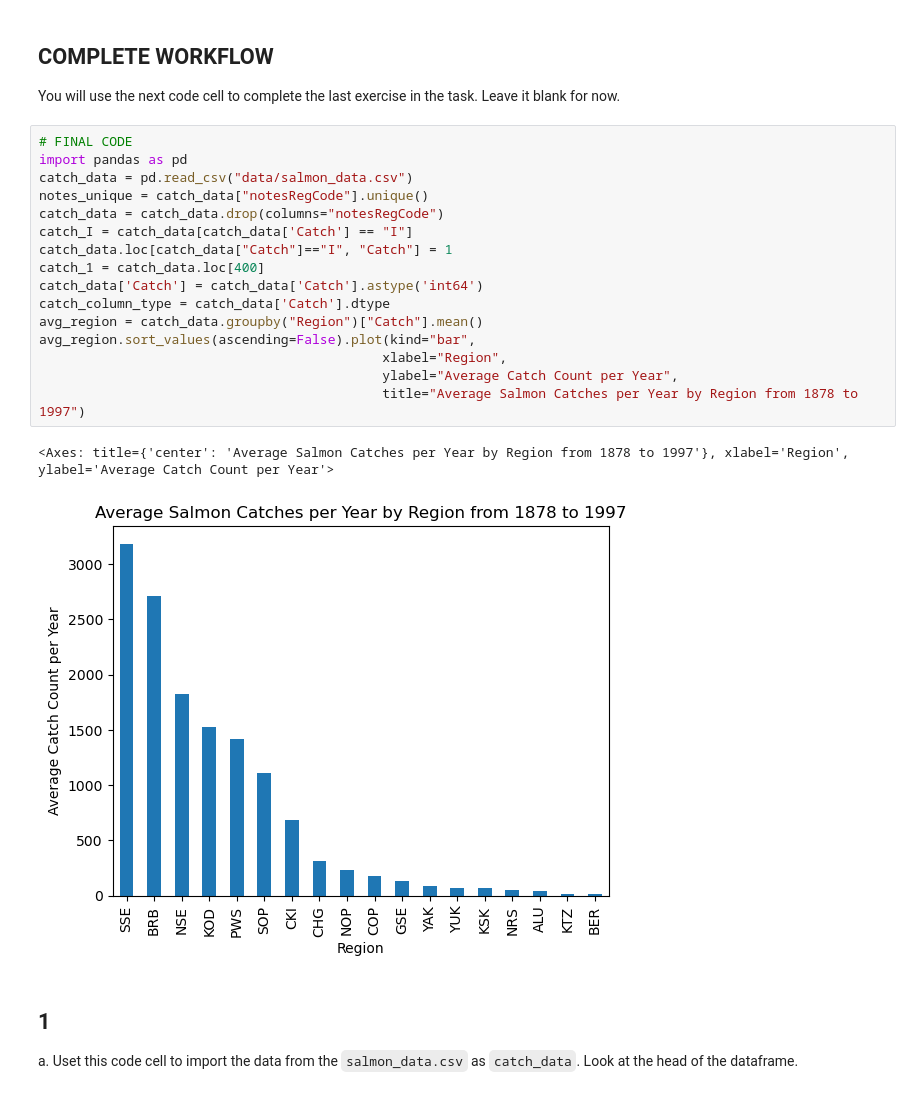
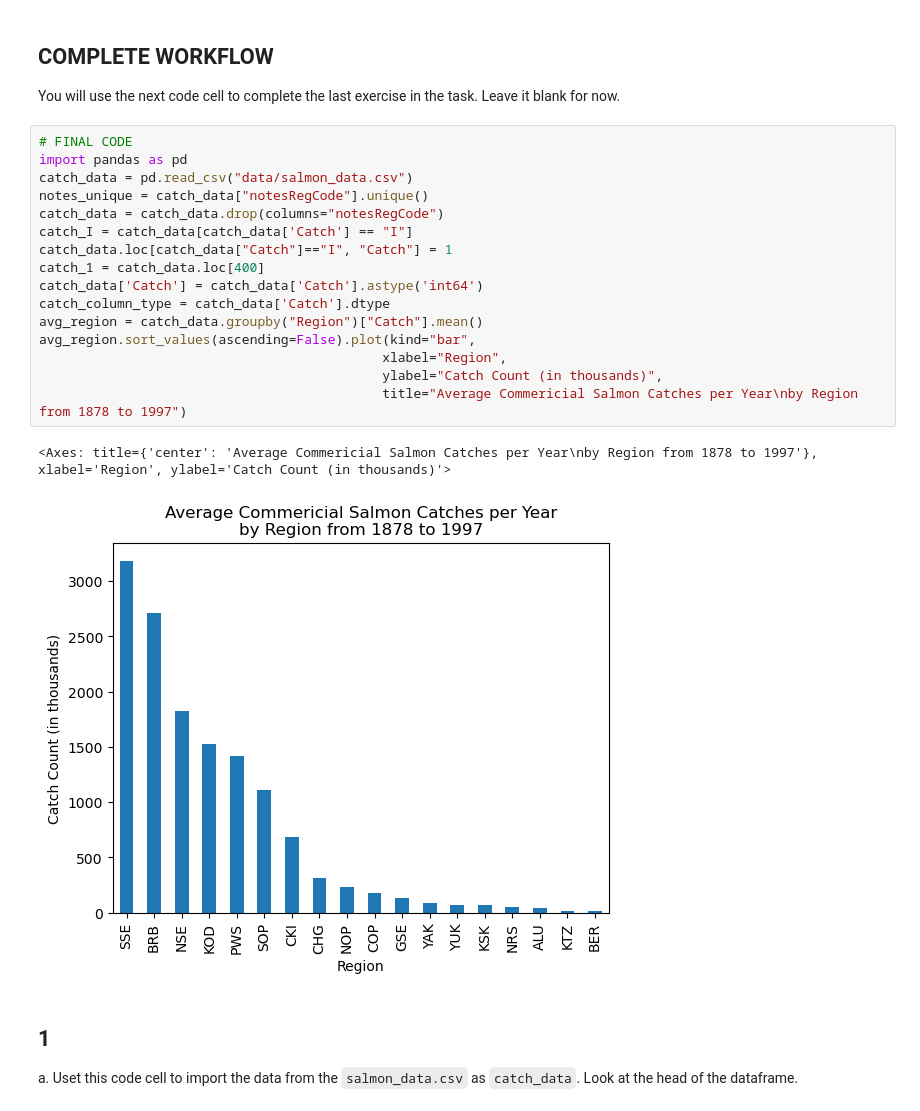
Before and after one commit to imsibaja/eds220-hwk2, a Jupyter notebook: hwk2-task2-salmon.ipynb, the cells around one changed output. Saved outputs shown, nothing was run; the diff lists cells and outputs as text.

```diff
--- a/hwk2-task2-salmon.ipynb
+++ b/hwk2-task2-salmon.ipynb
@@ -54,22 +54,22 @@ You will use the next code cell to complete the last exercise in the task. Leave
 # %%
 # FINAL CODE
 import pandas as pd
 catch_data = pd.read_csv("data/salmon_data.csv")
 notes_unique = catch_data["notesRegCode"].unique()
 catch_data = catch_data.drop(columns="notesRegCode")
 catch_I = catch_data[catch_data['Catch'] == "I"]
 catch_data.loc[catch_data["Catch"]=="I", "Catch"] = 1
 catch_1 = catch_data.loc[400]
 catch_data['Catch'] = catch_data['Catch'].astype('int64')
 catch_column_type = catch_data['Catch'].dtype
 avg_region = catch_data.groupby("Region")["Catch"].mean()
 avg_region.sort_values(ascending=False).plot(kind="bar",
                                             xlabel="Region",
-                                            ylabel="Average Catch Count per Year",
-                                            title="Average Salmon Catches per Year by Region from 1878 to 1997")
+                                            ylabel="Catch Count (in thousands)",
+                                            title="Average Commericial Salmon Catches per Year\nby Region from 1878 to 1997")
 # %% [output]
-<Axes: title={'center': 'Average Salmon Catches per Year by Region from 1878 to 1997'}, xlabel='Region', ylabel='Average Catch Count per Year'>
+<Axes: title={'center': 'Average Commericial Salmon Catches per Year\nby Region from 1878 to 1997'}, xlabel='Region', ylabel='Catch Count (in thousands)'>
-[figure, old version]
+[figure, new version]
 # %% [markdown]
 ## 1
 
```
Also changed, not shown: parts of 2 cells of this notebook.
